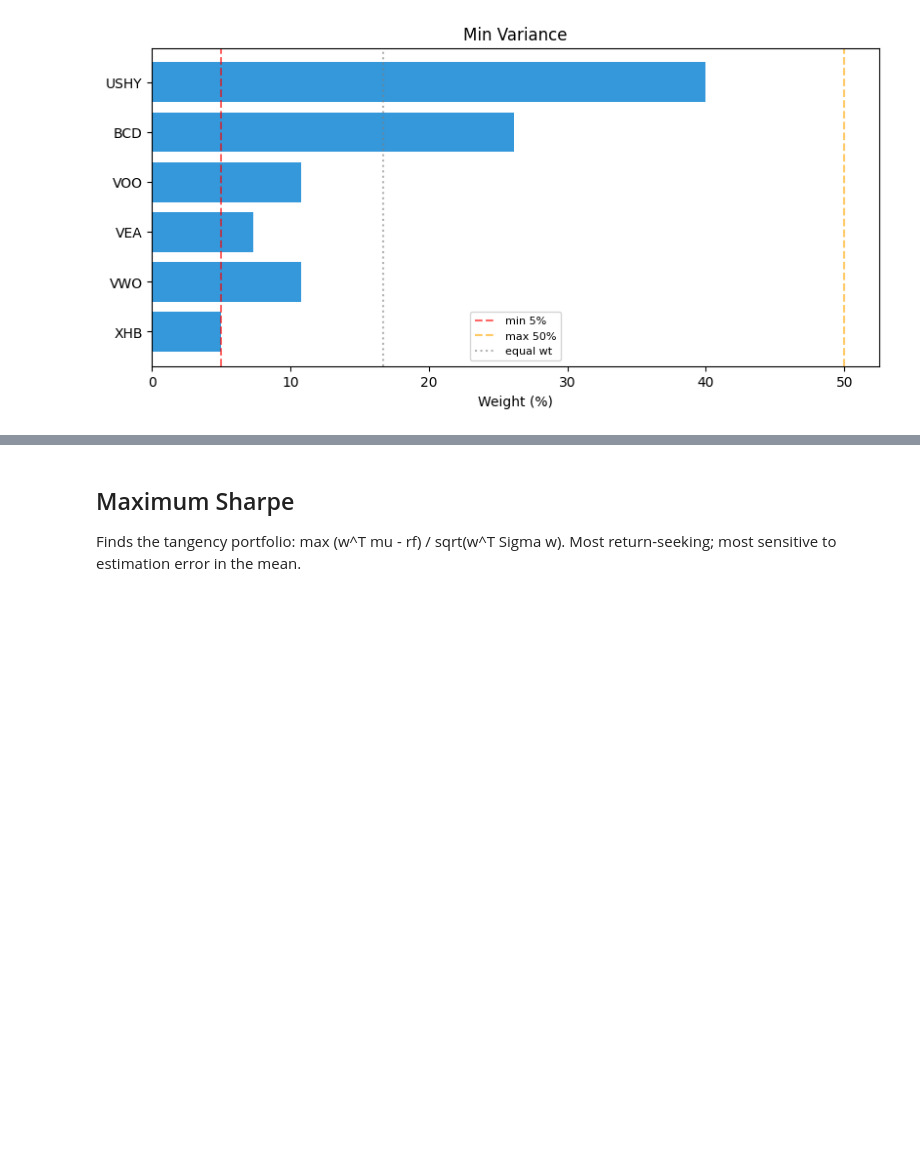
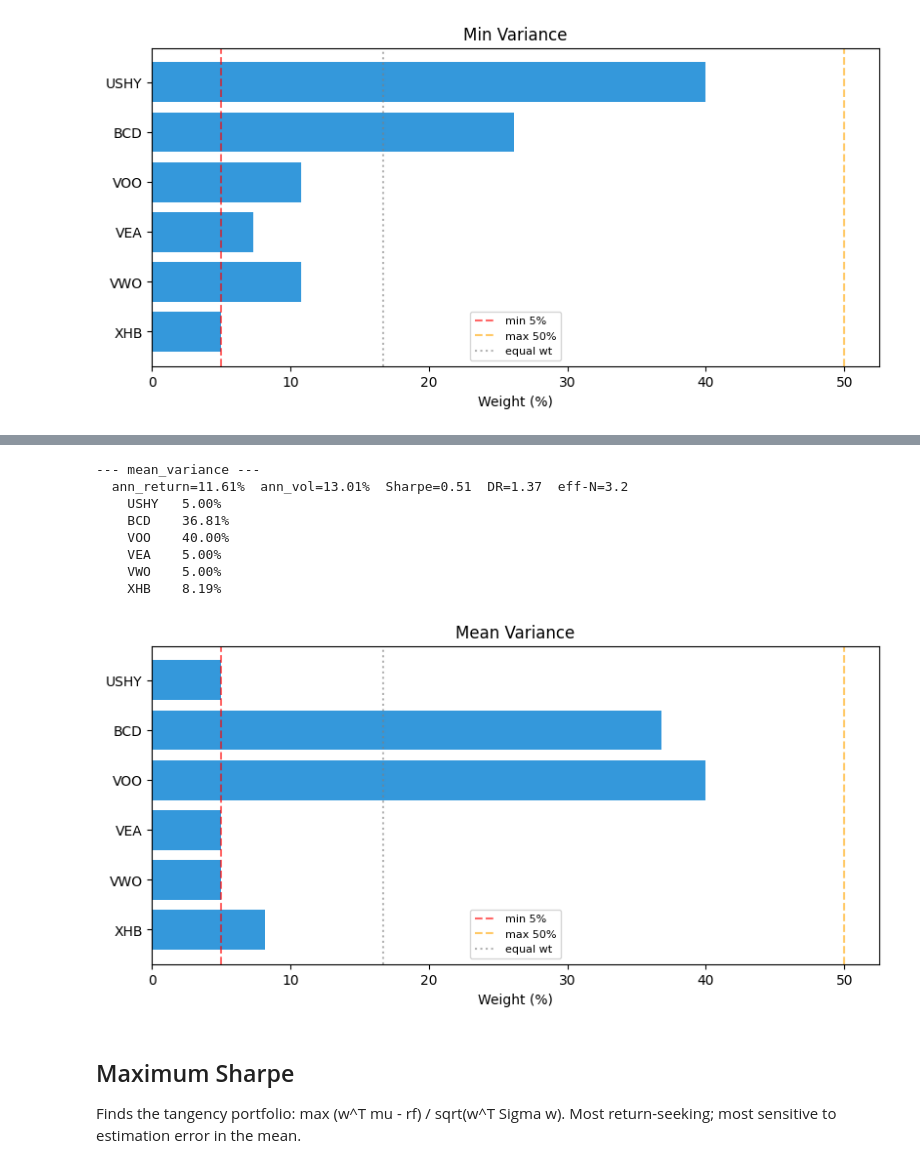
Before and after one commit to GerardWu100/etf_selection, a Jupyter notebook: notebooks/01_project_walkthrough/explore_allocation_methods.ipynb, the cells around one changed output, grey strips where cells are left out. Cells and saved outputs as stored; diff of their text form; code cells hidden in the pictures; blank space fills up the shorter version.

Commit message:
feat: add configurable mean-variance allocation

```diff
--- a/notebooks/01_project_walkthrough/explore_allocation_methods.ipynb
+++ b/notebooks/01_project_walkthrough/explore_allocation_methods.ipynb
@@ -69,6 +69,7 @@ START_DATE = "2021-01-01"
 END_DATE = "2025-12-31"
 MIN_WEIGHT = 0.05
 MAX_WEIGHT = 0.50
+RISK_AVERSION = 3.0
 RISK_FREE = utils.RISK_FREE
 
 prices_long = utils.load_daily_closes(TICKERS, start_date=START_DATE, end_date=END_DATE)
@@ -236,3 +247,22 @@ _show(w, "min_variance")
+# %%
+raw = methods.mean_variance(
+    mean_ret,
+    cov,
+    risk_aversion=RISK_AVERSION,
+    max_weight=MAX_WEIGHT,
+)
+w = allocation_utils.apply_weight_bounds(raw, MIN_WEIGHT, MAX_WEIGHT)
+_show(w, "mean_variance")
+# %% [output]
+--- mean_variance ---
+  ann_return=11.61%  ann_vol=13.01%  Sharpe=0.51  DR=1.37  eff-N=3.2
+    USHY   5.00%
+    BCD    36.81%
+    VOO    40.00%
+    VEA    5.00%
+    VWO    5.00%
+    XHB    8.19%
+[figure, added]
 # %% [markdown]
 ## Maximum Sharpe
 
```
Also changed, not shown: parts of 3 cells of this notebook, 9 other files.
